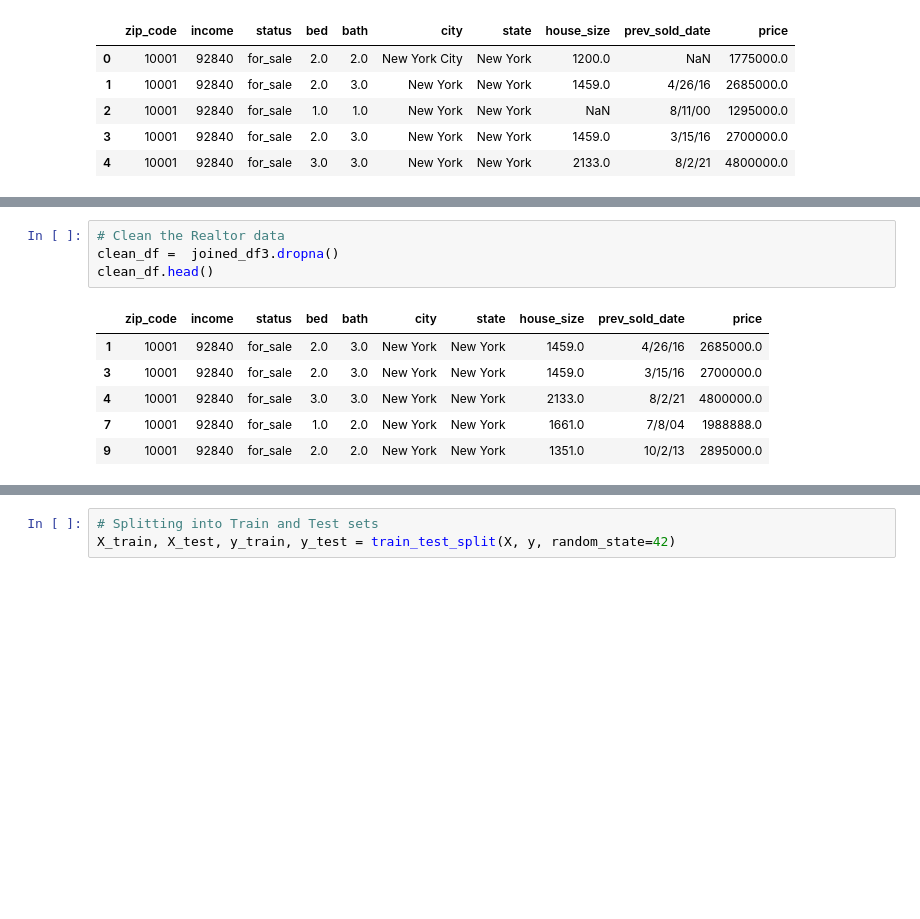
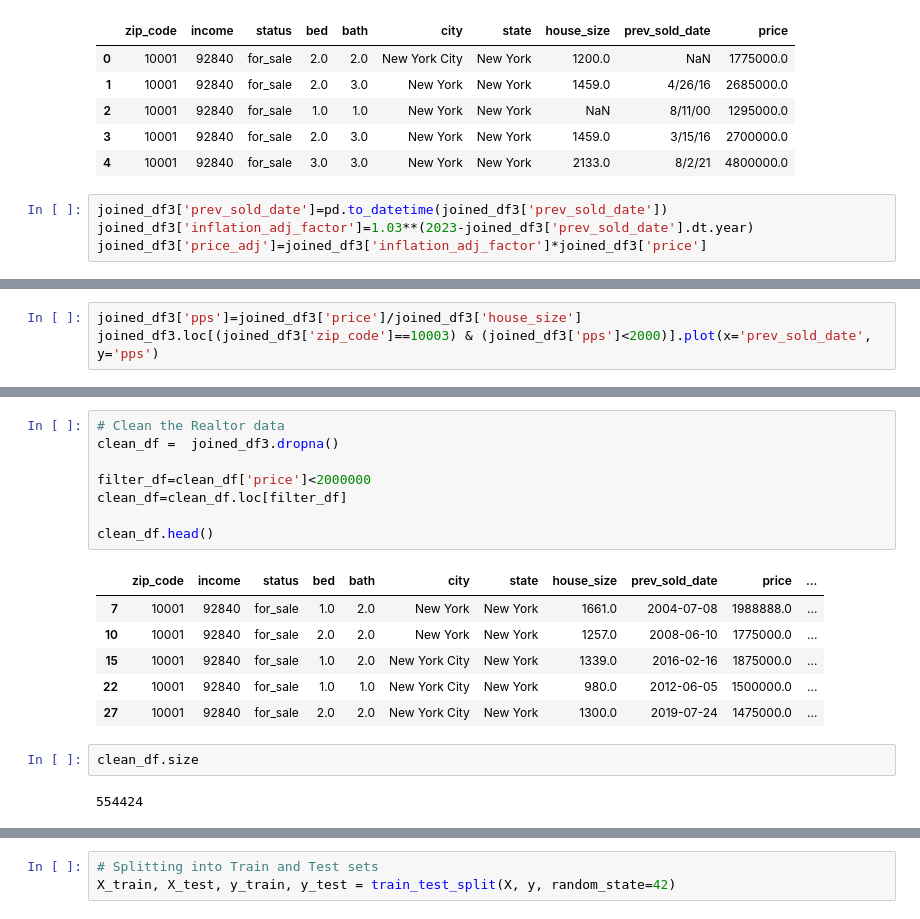
Before and after one commit to RE-Price-Predictor/ml-predictor, a Jupyter notebook: Random_Forest_Price-Predictor.ipynb, the cells around one changed output, grey strips where cells are left out. Drawn from its saved outputs; the diff is of its cells as text; blank space fills up the shorter version.

```diff
--- a/Random_Forest_Price-Predictor.ipynb
+++ b/Random_Forest_Price-Predictor.ipynb
@@ -72,3 +72,7 @@ joined_df3.head()
 | 2 | 10001 | 92840 | for_sale | 1.0 | 1.0 | New York | New York | NaN | 8/11/00 | 1295000.0 |
 | 3 | 10001 | 92840 | for_sale | 2.0 | 3.0 | New York | New York | 1459.0 | 3/15/16 | 2700000.0 |
 | 4 | 10001 | 92840 | for_sale | 3.0 | 3.0 | New York | New York | 2133.0 | 8/2/21 | 4800000.0 |
+# %%
+joined_df3['prev_sold_date']=pd.to_datetime(joined_df3['prev_sold_date'])
+joined_df3['inflation_adj_factor']=1.03**(2023-joined_df3['prev_sold_date'].dt.year)
+joined_df3['price_adj']=joined_df3['inflation_adj_factor']*joined_df3['price']
@@ -74,0 +95,3 @@ joined_df3.head()
+# %%
+joined_df3['pps']=joined_df3['price']/joined_df3['house_size']
+joined_df3.loc[(joined_df3['zip_code']==10003) & (joined_df3['pps']<2000)].plot(x='prev_sold_date', y='pps')
@@ -75,11 +110,19 @@ joined_df3.head()
 # %%
 # Clean the Realtor data
 clean_df =  joined_df3.dropna()
+
+filter_df=clean_df['price']<2000000
+clean_df=clean_df.loc[filter_df]
+
 clean_df.head()
 # %% [output]
-|  | zip_code | income | status | bed | bath | city | state | house_size | prev_sold_date | price |
-| 1 | 10001 | 92840 | for_sale | 2.0 | 3.0 | New York | New York | 1459.0 | 4/26/16 | 2685000.0 |
-| 3 | 10001 | 92840 | for_sale | 2.0 | 3.0 | New York | New York | 1459.0 | 3/15/16 | 2700000.0 |
-| 4 | 10001 | 92840 | for_sale | 3.0 | 3.0 | New York | New York | 2133.0 | 8/2/21 | 4800000.0 |
-| 7 | 10001 | 92840 | for_sale | 1.0 | 2.0 | New York | New York | 1661.0 | 7/8/04 | 1988888.0 |
-| 9 | 10001 | 92840 | for_sale | 2.0 | 2.0 | New York | New York | 1351.0 | 10/2/13 | 2895000.0 |
+|  | zip_code | income | status | bed | bath | city | state | house_size | prev_sold_date | price | ... |
+| 7 | 10001 | 92840 | for_sale | 1.0 | 2.0 | New York | New York | 1661.0 | 2004-07-08 | 1988888.0 | ... |
+| 10 | 10001 | 92840 | for_sale | 2.0 | 2.0 | New York | New York | 1257.0 | 2008-06-10 | 1775000.0 | ... |
+| 15 | 10001 | 92840 | for_sale | 1.0 | 2.0 | New York City | New York | 1339.0 | 2016-02-16 | 1875000.0 | ... |
+| 22 | 10001 | 92840 | for_sale | 1.0 | 1.0 | New York City | New York | 980.0 | 2012-06-05 | 1500000.0 | ... |
+| 27 | 10001 | 92840 | for_sale | 2.0 | 2.0 | New York City | New York | 1300.0 | 2019-07-24 | 1475000.0 | ... |
+# %%
+clean_df.size
+# %% [output]
+554424
```
Also changed, not shown: parts of 17 cells of this notebook.
